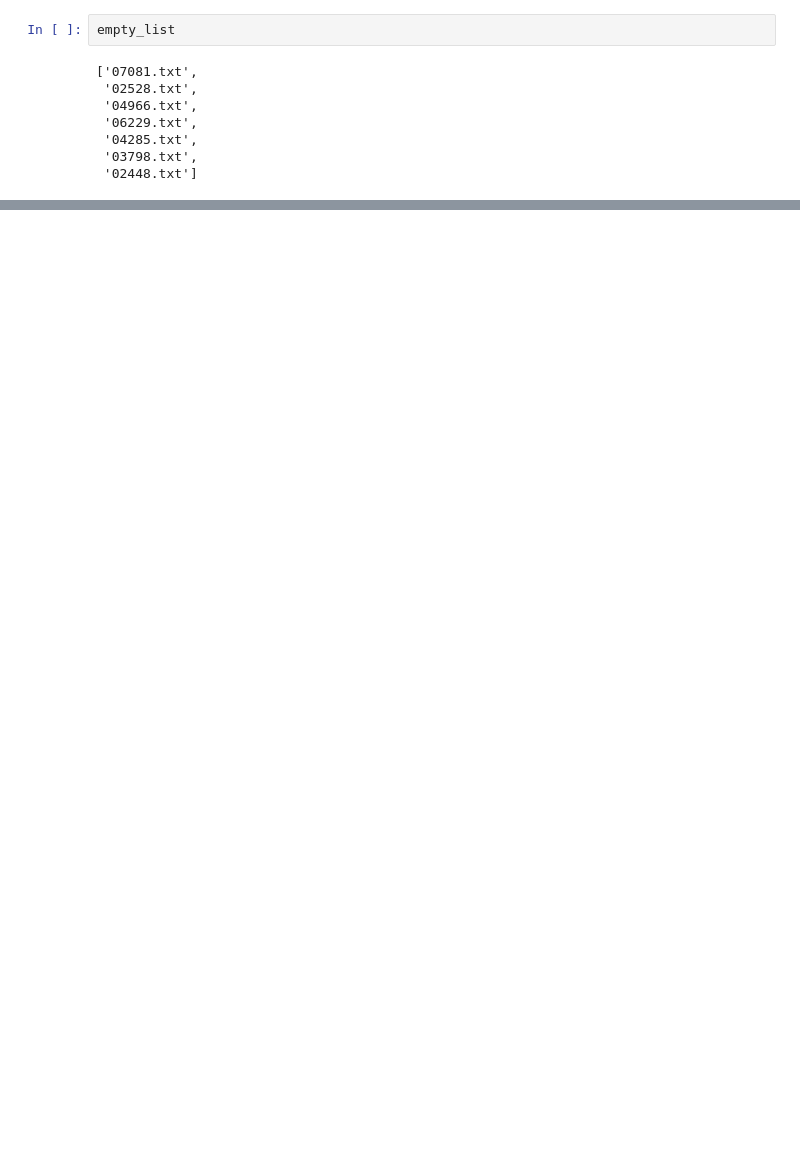
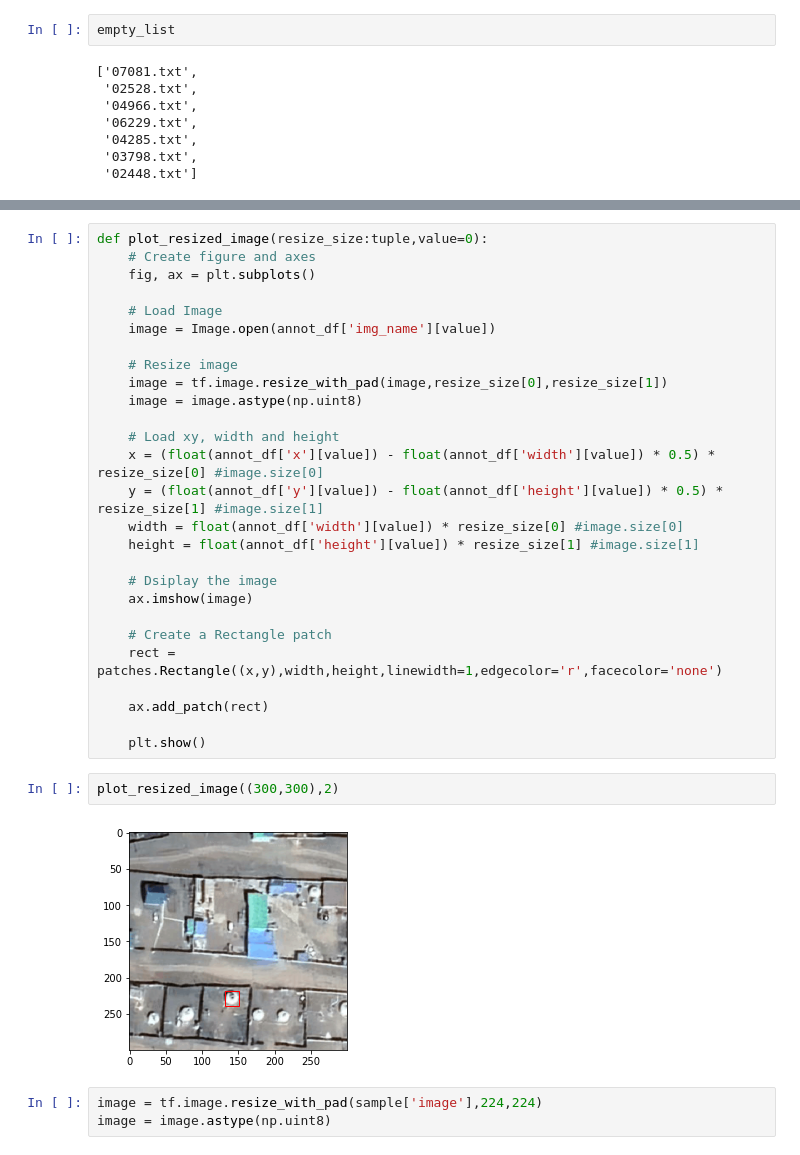
Before and after one commit to Nymbayar/Object-Detection-BB, a Jupyter notebook: notebooks/1.object_detection.ipynb, the cells around one changed output, grey strips where cells are left out. Cells and saved outputs as stored; diff of their text form; blank space fills up the shorter version.

```diff
--- a/notebooks/1.object_detection.ipynb
+++ b/notebooks/1.object_detection.ipynb
@@ -70,0 +84,34 @@ h
+# %%
+def plot_resized_image(resize_size:tuple,value=0):
+    # Create figure and axes
+    fig, ax = plt.subplots()
+
+    # Load Image
+    image = Image.open(annot_df['img_name'][value])
+
+    # Resize image
+    image = tf.image.resize_with_pad(image,resize_size[0],resize_size[1])
+    image = image.astype(np.uint8)
+
+    # Load xy, width and height
+    x = (float(annot_df['x'][value]) - float(annot_df['width'][value]) * 0.5) * resize_size[0] #image.size[0]
+    y = (float(annot_df['y'][value]) - float(annot_df['height'][value]) * 0.5) * resize_size[1] #image.size[1]
+    width = float(annot_df['width'][value]) * resize_size[0] #image.size[0]
+    height = float(annot_df['height'][value]) * resize_size[1] #image.size[1]
+
+    # Dsiplay the image
+    ax.imshow(image)
+
+    # Create a Rectangle patch
+    rect = patches.Rectangle((x,y),width,height,linewidth=1,edgecolor='r',facecolor='none')
+
+    ax.add_patch(rect)
+
+    plt.show()
+# %%
+plot_resized_image((300,300),2)
+# %% [output]
+[figure, added]
+# %%
+image = tf.image.resize_with_pad(sample['image'],224,224)
+image = image.astype(np.uint8)
```
Also changed, not shown: parts of 10 cells of this notebook.
